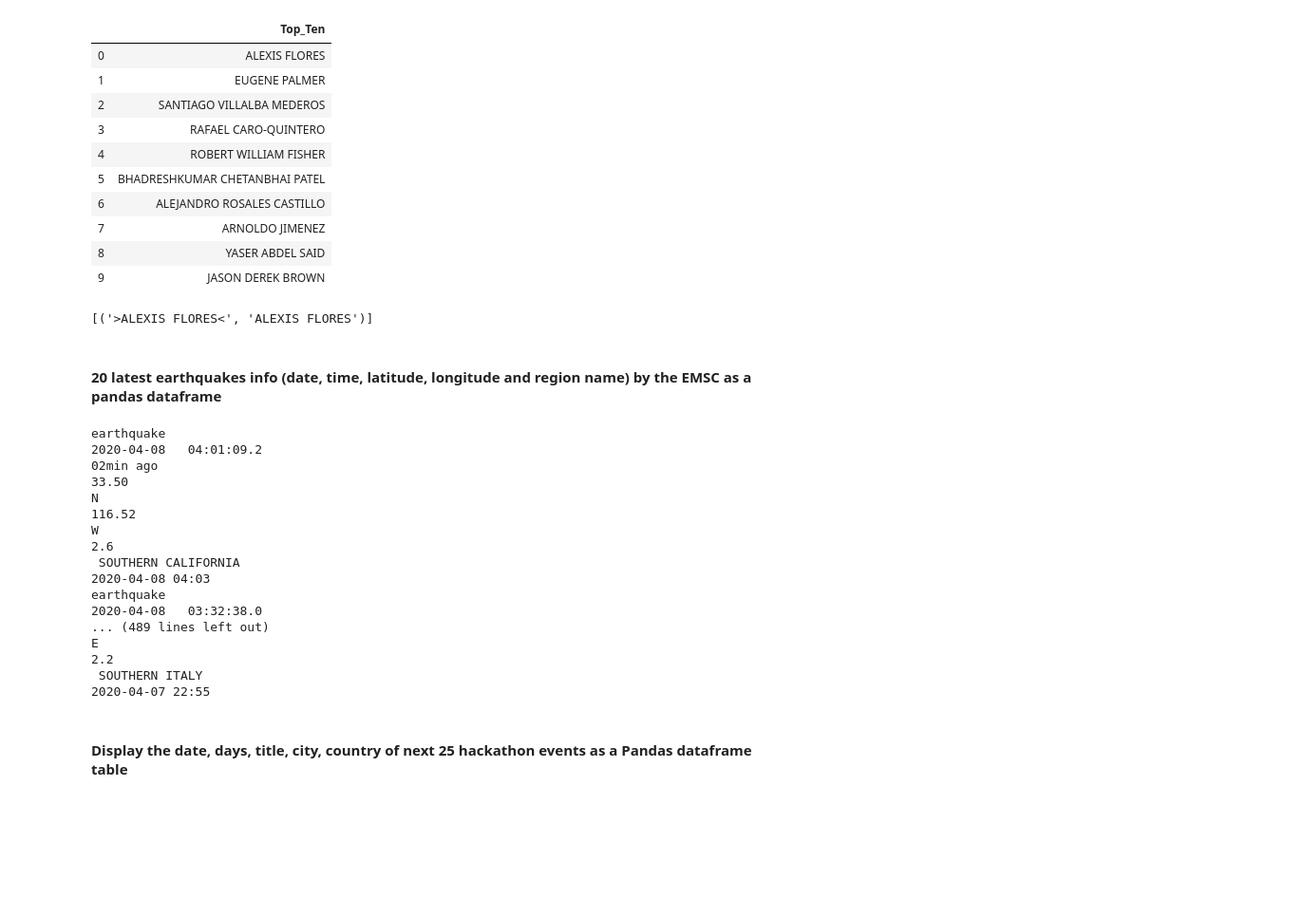
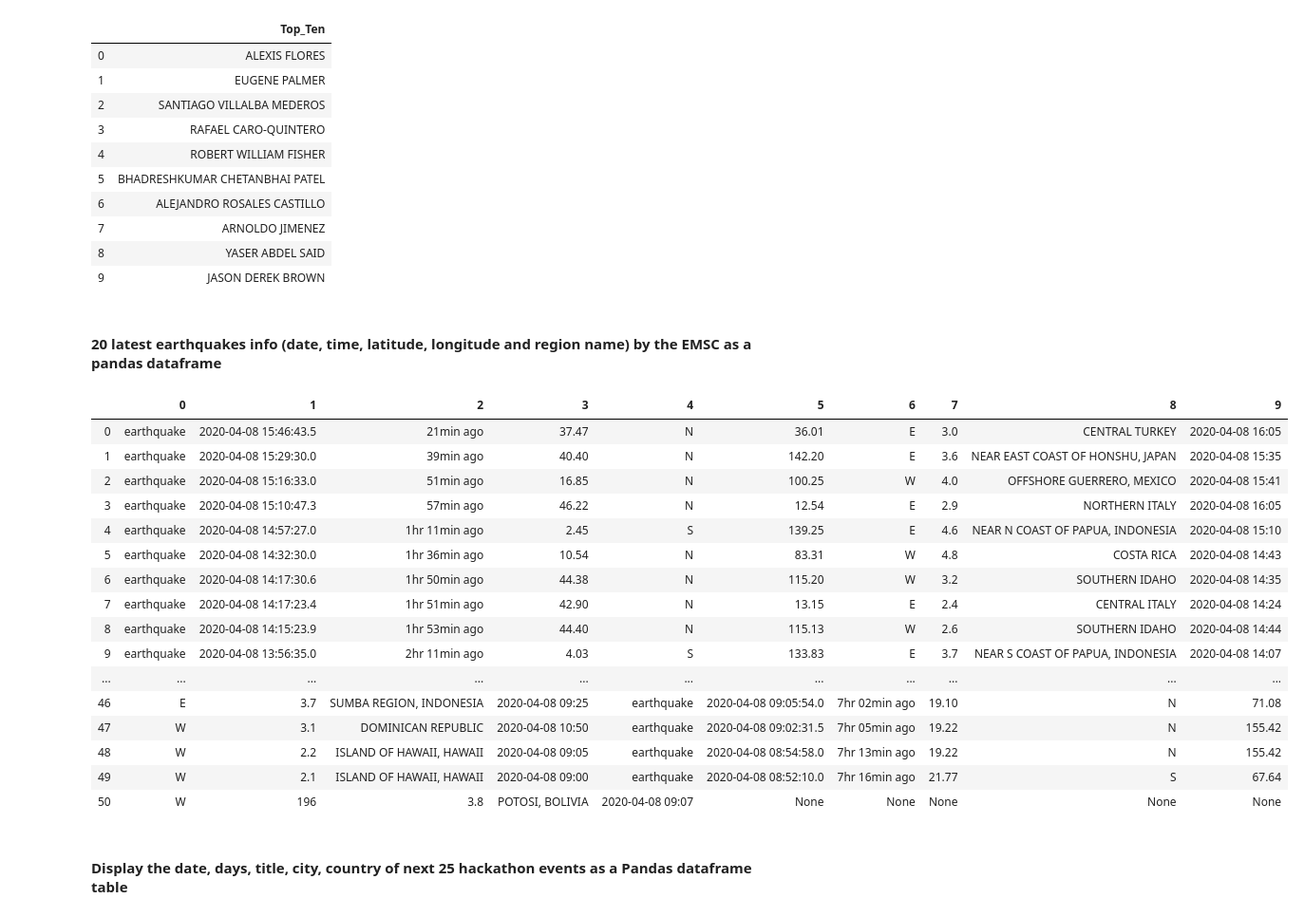
Before and after one commit to ironhack-datalabs/datamex0320, a Jupyter notebook: module-1/lab-web-scraping/your-code/main.ipynb, the cells around one changed output. Shown at 95% size. Drawn from its saved outputs; the diff is of its cells as text; code cells hidden in the pictures; blank space fills up the shorter version.

```diff
--- a/module-1/lab-web-scraping/your-code/main.ipynb
+++ b/module-1/lab-web-scraping/your-code/main.ipynb
@@ -303,15 +270,6 @@ pd.DataFrame(names_list.copy(),columns=['Top_Ten'])
 | 7 | ARNOLDO JIMENEZ |
 | 8 | YASER ABDEL SAID |
 | 9 | JASON DEREK BROWN |
-# %%
-string = '''<h3 class="title">
- <a href="https://www.fbi.gov/wanted/topten/alexis-flores">ALEXIS FLORES</a>
- </h3>'''
-match = re.findall('(\>(.*?)\<)',string)
-print(match)
-#print(re.sub('(<)','',(match[0])[0]))
-# %% [output]
-[('>ALEXIS FLORES<', 'ALEXIS FLORES')]
 # %% [markdown]
 ####  20 latest earthquakes info (date, time, latitude, longitude and region name) by the EMSC as a pandas dataframe
 # %%
@@ -325,31 +283,36 @@ soup=BeautifulSoup(data, 'html.parser')
 # %%
 #your code
 tables=soup.select('tbody')
 tables
-#for row in tables:
+tables2 = []
 match = re.findall('(\>(.*?)\<)',str(tables))
-#print(match)
 for i in match:
     if len(i[1]) > 2:
-        print(i[1])
+        tables2.append(i[1])
+tables3 =[]
+for i in range(0, len(tables2), 10):
+    chunk = tables2[i:i + 10]
+    tables3.append(chunk)
+earthq = pd.DataFrame(tables3)
+earthq
 # %% [output]
-earthquake
-2020-04-08   04:01:09.2
-02min ago
-33.50
-N
-116.52
-W
-2.6
- SOUTHERN CALIFORNIA
-2020-04-08 04:03
-earthquake
-2020-04-08   03:32:38.0
-... (489 lines left out)
-E
-2.2
- SOUTHERN ITALY
-2020-04-07 22:55
+|  | 0 | 1 | 2 | 3 | 4 | 5 | 6 | 7 | 8 | 9 |
+| 0 | earthquake | 2020-04-08 15:46:43.5 | 21min ago | 37.47 | N | 36.01 | E | 3.0 | CENTRAL TURKEY | 2020-04-08 16:05 |
+| 1 | earthquake | 2020-04-08 15:29:30.0 | 39min ago | 40.40 | N | 142.20 | E | 3.6 | NEAR EAST COAST OF HONSHU, JAPAN | 2020-04-08 15:35 |
+| 2 | earthquake | 2020-04-08 15:16:33.0 | 51min ago | 16.85 | N | 100.25 | W | 4.0 | OFFSHORE GUERRERO, MEXICO | 2020-04-08 15:41 |
+| 3 | earthquake | 2020-04-08 15:10:47.3 | 57min ago | 46.22 | N | 12.54 | E | 2.9 | NORTHERN ITALY | 2020-04-08 16:05 |
+| 4 | earthquake | 2020-04-08 14:57:27.0 | 1hr 11min ago | 2.45 | S | 139.25 | E | 4.6 | NEAR N COAST OF PAPUA, INDONESIA | 2020-04-08 15:10 |
+| 5 | earthquake | 2020-04-08 14:32:30.0 | 1hr 36min ago | 10.54 | N | 83.31 | W | 4.8 | COSTA RICA | 2020-04-08 14:43 |
+| 6 | earthquake | 2020-04-08 14:17:30.6 | 1hr 50min ago | 44.38 | N | 115.20 | W | 3.2 | SOUTHERN IDAHO | 2020-04-08 14:35 |
+| 7 | earthquake | 2020-04-08 14:17:23.4 | 1hr 51min ago | 42.90 | N | 13.15 | E | 2.4 | CENTRAL ITALY | 2020-04-08 14:24 |
+| 8 | earthquake | 2020-04-08 14:15:23.9 | 1hr 53min ago | 44.40 | N | 115.13 | W | 2.6 | SOUTHERN IDAHO | 2020-04-08 14:44 |
+| 9 | earthquake | 2020-04-08 13:56:35.0 | 2hr 11min ago | 4.03 | S | 133.83 | E | 3.7 | NEAR S COAST OF PAPUA, INDONESIA | 2020-04-08 14:07 |
+| ... | ... | ... | ... | ... | ... | ... | ... | ... | ... | ... |
+| 46 | E | 3.7 | SUMBA REGION, INDONESIA | 2020-04-08 09:25 | earthquake | 2020-04-08 09:05:54.0 | 7hr 02min ago | 19.10 | N | 71.08 |
+| 47 | W | 3.1 | DOMINICAN REPUBLIC | 2020-04-08 10:50 | earthquake | 2020-04-08 09:02:31.5 | 7hr 05min ago | 19.22 | N | 155.42 |
+| 48 | W | 2.2 | ISLAND OF HAWAII, HAWAII | 2020-04-08 09:05 | earthquake | 2020-04-08 08:54:58.0 | 7hr 13min ago | 19.22 | N | 155.42 |
+| 49 | W | 2.1 | ISLAND OF HAWAII, HAWAII | 2020-04-08 09:00 | earthquake | 2020-04-08 08:52:10.0 | 7hr 16min ago | 21.77 | S | 67.64 |
+| 50 | W | 196 | 3.8 | POTOSI, BOLIVIA | 2020-04-08 09:07 | None | None | None | None | None |
 # %% [markdown]
 #### Display the date, days, title, city, country of next 25 hackathon events as a Pandas dataframe table
 # %%
```
Also changed, not shown: parts of 22 cells of this notebook.
